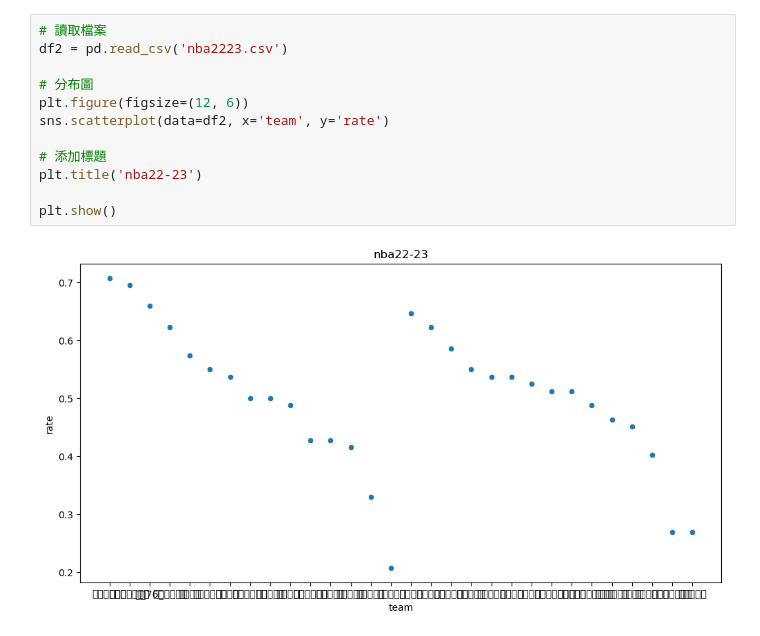
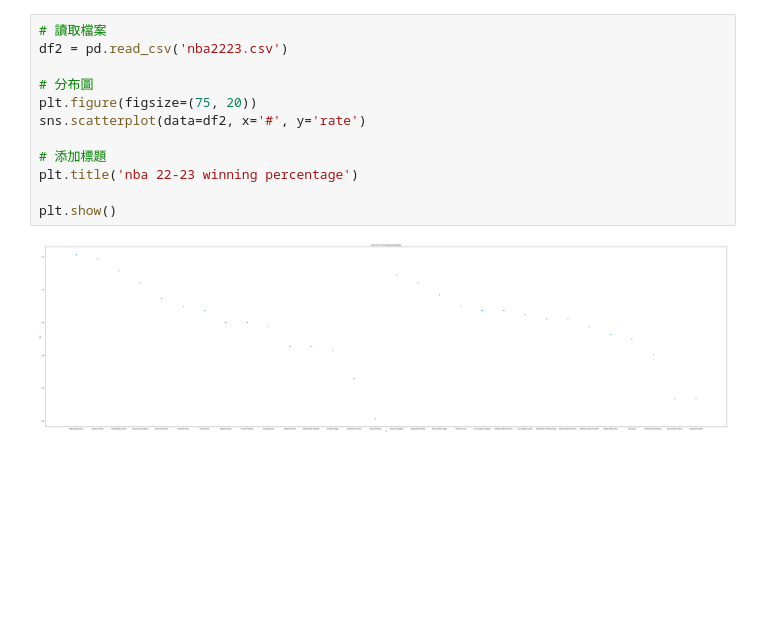
Before and after one commit to joexzmq/112-1_PL, a Jupyter notebook: 1/HW1.ipynb, the cells around one changed output. Saved outputs shown, nothing was run; the diff lists cells and outputs as text; blank space fills up the shorter version.

```diff
--- a/1/HW1.ipynb
+++ b/1/HW1.ipynb
@@ -21,17 +22,17 @@ plt.show()
 # %%
 # 讀取檔案
 df2 = pd.read_csv('nba2223.csv')
 
 # 分布圖
-plt.figure(figsize=(12, 6))
-sns.scatterplot(data=df2, x='team', y='rate')
+plt.figure(figsize=(75, 20))
+sns.scatterplot(data=df2, x='#', y='rate')
 
 # 添加標題
-plt.title('nba22-23')
+plt.title('nba 22-23 winning percentage')
 
 plt.show()
 # %% [output]
-[figure, old version]
+[figure, new version]
 # %%
 # 統計rate大於0.5的比例
 rate1_05 = (df1['rate'] > 0.5).mean()
```
Also changed, not shown: parts of 5 cells of this notebook.
